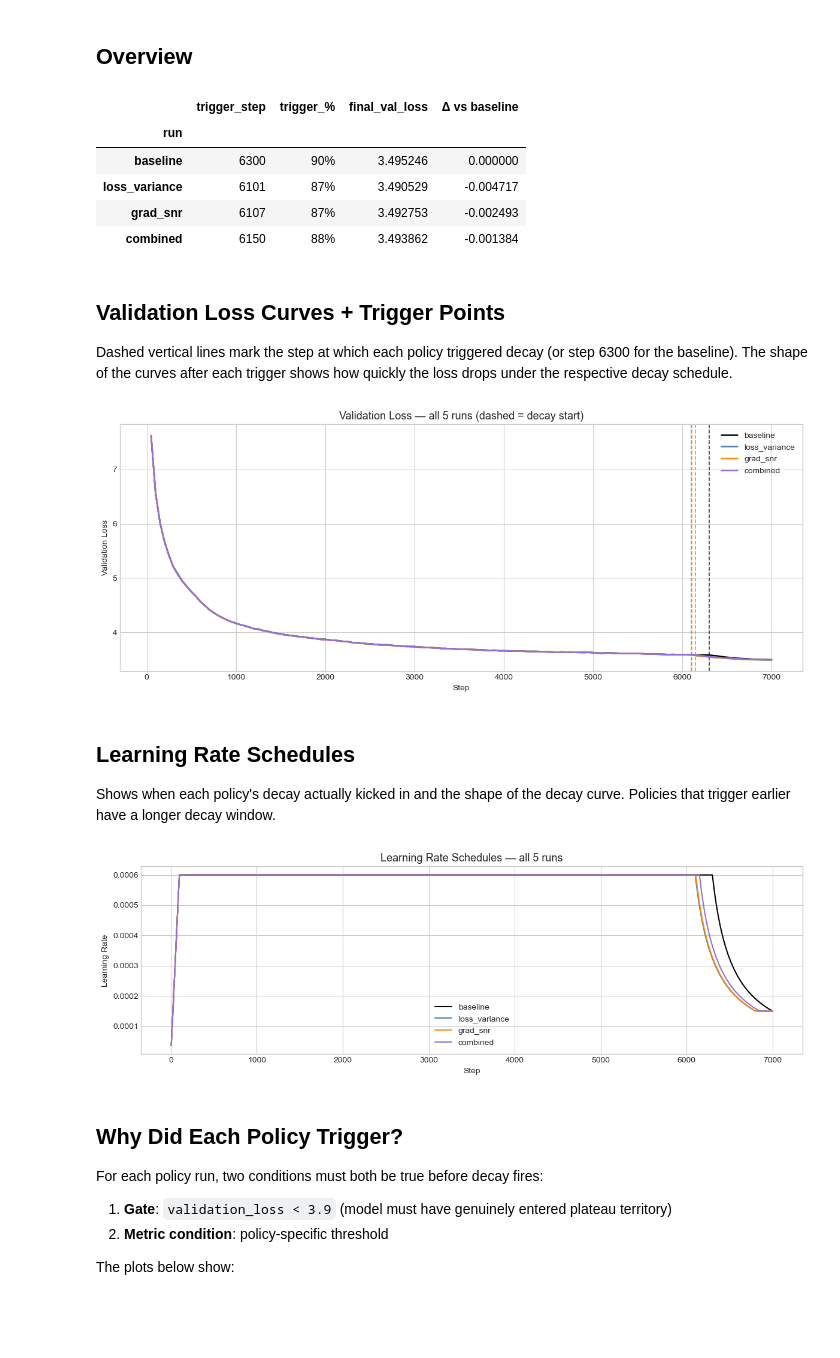
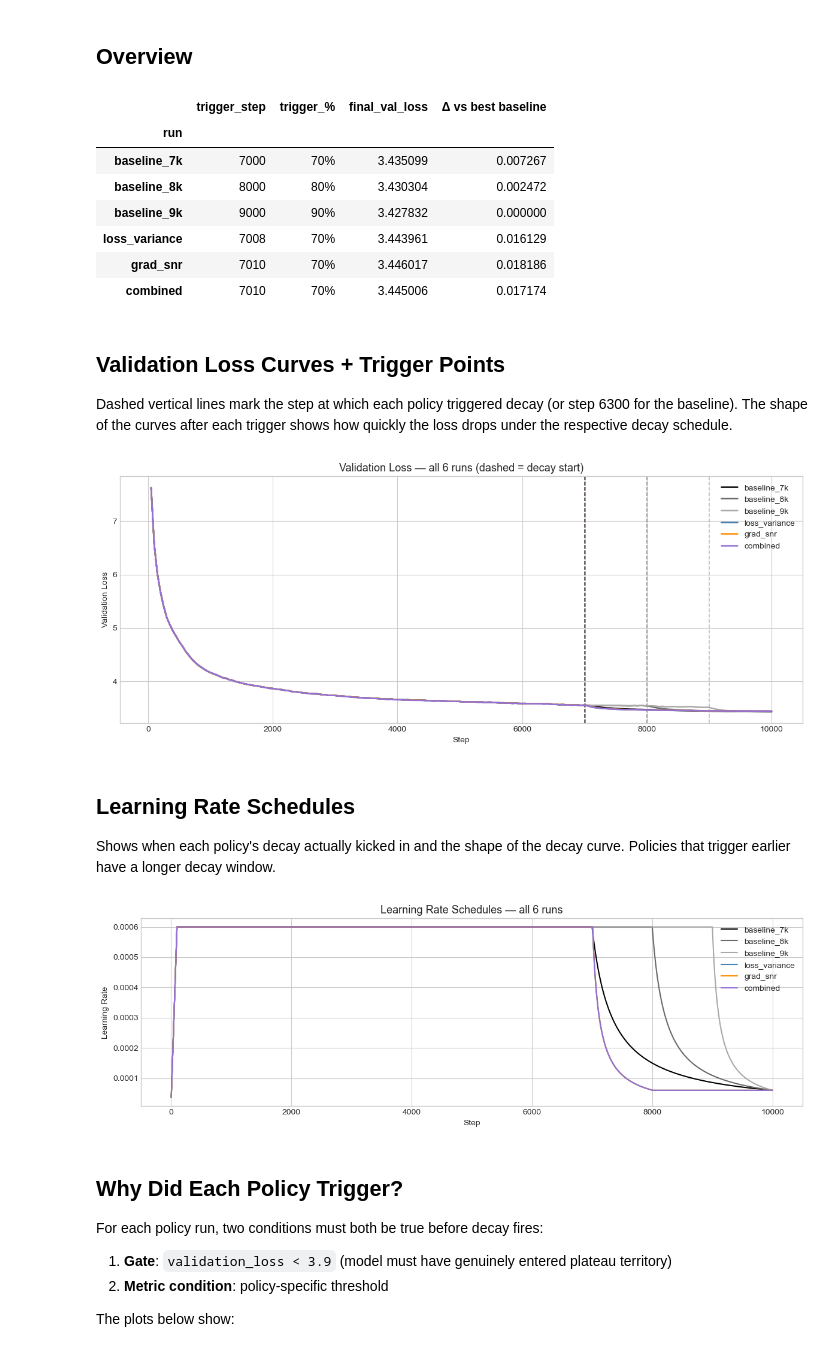
Before and after one commit to Duckymini/wsd_metric_triggered, a Jupyter notebook: notebooks/policy_decay_comparison.ipynb, the cells around one changed output. Saved outputs shown, nothing was run; the diff lists cells and outputs as text; code cells hidden in the pictures; blank space fills up the shorter version.

```diff
--- a/notebooks/policy_decay_comparison.ipynb
+++ b/notebooks/policy_decay_comparison.ipynb
@@ -25,19 +26,28 @@ pd.set_option("display.float_format", lambda x: f"{x:.6f}")
 LOG_ROOT = Path("../logs")
 
 RUNS = {
-    "baseline":      "policy_decay_baseline_7k",
-    "loss_variance": "policy_decay_loss_variance_7k",
-    "grad_snr":      "policy_decay_grad_snr_7k",
-    "combined":      "policy_decay_combined_7k",
+    "baseline_7k":   "policy_decay_baseline_10k_7k",
+    "baseline_8k":   "policy_decay_baseline_10k_8k",
+    "baseline_9k":   "policy_decay_baseline_10k_9k",
+    "loss_variance": "policy_decay_loss_variance_10k",
+    "grad_snr":      "policy_decay_grad_snr_10k",
+    "combined":      "policy_decay_combined_10k",
+}
+FIXED_TRIGGERS = {
+    "baseline_7k": 7000,
+    "baseline_8k": 8000,
+    "baseline_9k": 9000,
 }
 COLORS = {
-    "baseline":      "black",
+    "baseline_7k":   "black",
+    "baseline_8k":   "dimgray",
+    "baseline_9k":   "darkgray",
     "loss_variance": "steelblue",
     "grad_snr":      "darkorange",
     "combined":      "mediumpurple",
 }
 VAL_LOSS_GATE = 3.585
-EARLIEST_TRIGGER = 4900
+EARLIEST_TRIGGER = 7000
 
 def read_jsonl(path):
     with open(path) as f:
@@ -54,6 +64,8 @@ for key, prefix in RUNS.items():
     if (log_dir / "policy_trigger.json").exists():
         with open(log_dir / "policy_trigger.json") as f:
             trigger = json.load(f)
+    elif key in FIXED_TRIGGERS:
+        trigger = {"trigger_step": FIXED_TRIGGERS[key]}
     data[key] = {
         "log_dir": log_dir,
         "metrics": metrics,
@@ -64,7 +76,7 @@ for key, prefix in RUNS.items():
 
 for key, d in data.items():
     t = d["trigger"]
-    trig_str = f"step {t['trigger_step']}" if t else "fixed 6300"
+    trig_str = f"step {t['trigger_step']}" if t else "none"
     final_val = d["val"]["validation_loss"].iloc[-1]
     print(f"{key:15s}  trigger={trig_str:14s}  val_rows={len(d['val']):3d}  final_val={final_val:.4f}")
 # %% [output]
@@ -78,27 +92,30 @@ combined         trigger=step 6150       val_rows=140  final_val=3.4939
 rows = []
 for key, d in data.items():
     final_val = d["val"]["validation_loss"].iloc[-1]
-    trig_step = d["trigger"]["trigger_step"] if d["trigger"] else 6300
+    trig_step = d["trigger"]["trigger_step"] if d["trigger"] else None
     rows.append({
         "run": key,
         "trigger_step": trig_step,
-        "trigger_%": f"{100 * trig_step / 7000:.0f}%",
+        "trigger_%": f"{100 * trig_step / 10000:.0f}%" if trig_step else "—",
         "final_val_loss": final_val,
     })
 
 summary = pd.DataFrame(rows).set_index("run")
-baseline_val = summary.loc["baseline", "final_val_loss"]
-summary["Δ vs baseline"] = summary["final_val_loss"] - baseline_val
+baseline_vals = summary.loc[[k for k in summary.index if k.startswith("baseline")], "final_val_loss"]
+best_baseline = baseline_vals.min()
+summary["Δ vs best baseline"] = summary["final_val_loss"] - best_baseline
 display(summary.style.background_gradient(
-    subset=["final_val_loss", "Δ vs baseline"], cmap="RdYlGn_r"
+    subset=["final_val_loss", "Δ vs best baseline"], cmap="RdYlGn_r"
 ))
 # %% [output]
-|  | trigger_step | trigger_% | final_val_loss | Δ vs baseline |
+|  | trigger_step | trigger_% | final_val_loss | Δ vs best baseline |
 | run |  |  |  |  |
-| baseline | 6300 | 90% | 3.495246 | 0.000000 |
-| loss_variance | 6101 | 87% | 3.490529 | -0.004717 |
-| grad_snr | 6107 | 87% | 3.492753 | -0.002493 |
-| combined | 6150 | 88% | 3.493862 | -0.001384 |
+| baseline_7k | 7000 | 70% | 3.435099 | 0.007267 |
+| baseline_8k | 8000 | 80% | 3.430304 | 0.002472 |
+| baseline_9k | 9000 | 90% | 3.427832 | 0.000000 |
+| loss_variance | 7008 | 70% | 3.443961 | 0.016129 |
+| grad_snr | 7010 | 70% | 3.446017 | 0.018186 |
+| combined | 7010 | 70% | 3.445006 | 0.017174 |
 # %% [markdown]
 ## Validation Loss Curves + Trigger Points
 
@@ -108,19 +125,20 @@ fig, ax = plt.subplots(figsize=(12, 5))
 
 for key, d in data.items():
     val = d["val"]
-    trig_step = d["trigger"]["trigger_step"] if d["trigger"] else 6300
+    trig_step = d["trigger"]["trigger_step"] if d["trigger"] else None
     ax.plot(val["step"], val["validation_loss"],
             color=COLORS[key], linewidth=1.8, label=key)
-    ax.axvline(trig_step, color=COLORS[key], linewidth=1.2, linestyle="--", alpha=0.75)
+    if trig_step:
+        ax.axvline(trig_step, color=COLORS[key], linewidth=1.2, linestyle="--", alpha=0.75)
 
 ax.set_xlabel("Step")
 ax.set_ylabel("Validation Loss")
-ax.set_title("Validation Loss — all 5 runs (dashed = decay start)", fontsize=13)
+ax.set_title("Validation Loss — all 6 runs (dashed = decay start)", fontsize=13)
 ax.legend()
 plt.tight_layout()
 plt.show()
 # %% [output]
-[figure, old version]
+[figure, new version]
 # %% [markdown]
 ## Learning Rate Schedules
 
@@ -128,19 +146,19 @@ Shows when each policy's decay actually kicked in and the shape of the decay cur
 # %%
 fig, ax = plt.subplots(figsize=(12, 4))
 
 for key, d in data.items():
     train = d["train"]
     ax.plot(train["step"], train["learning_rate"],
             color=COLORS[key], linewidth=1.5, label=key)
 
 ax.set_xlabel("Step")
 ax.set_ylabel("Learning Rate")
-ax.set_title("Learning Rate Schedules — all 5 runs", fontsize=13)
+ax.set_title("Learning Rate Schedules — all 6 runs", fontsize=13)
 ax.legend()
 plt.tight_layout()
 plt.show()
 # %% [output]
-[figure, old version]
+[figure, new version]
 # %% [markdown]
 ## Why Did Each Policy Trigger?
 
```
Also changed, not shown: parts of 8 cells of this notebook, 13 other files.
